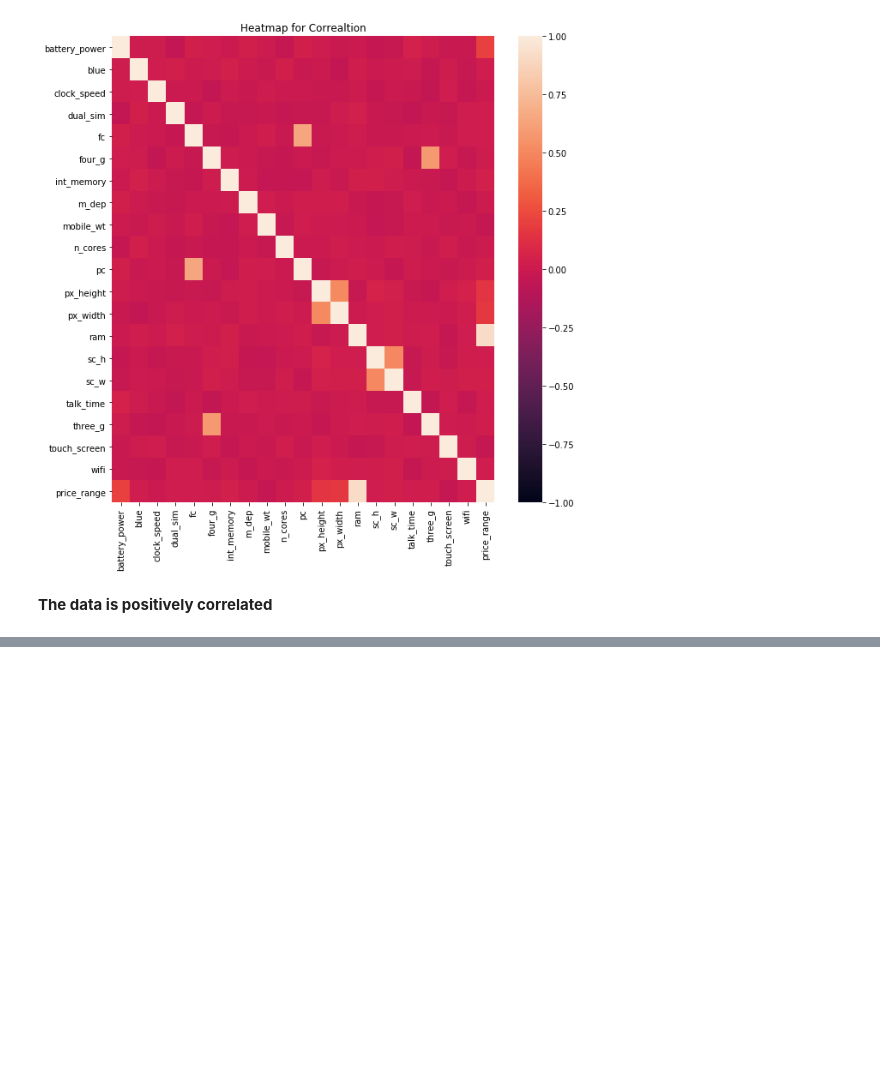
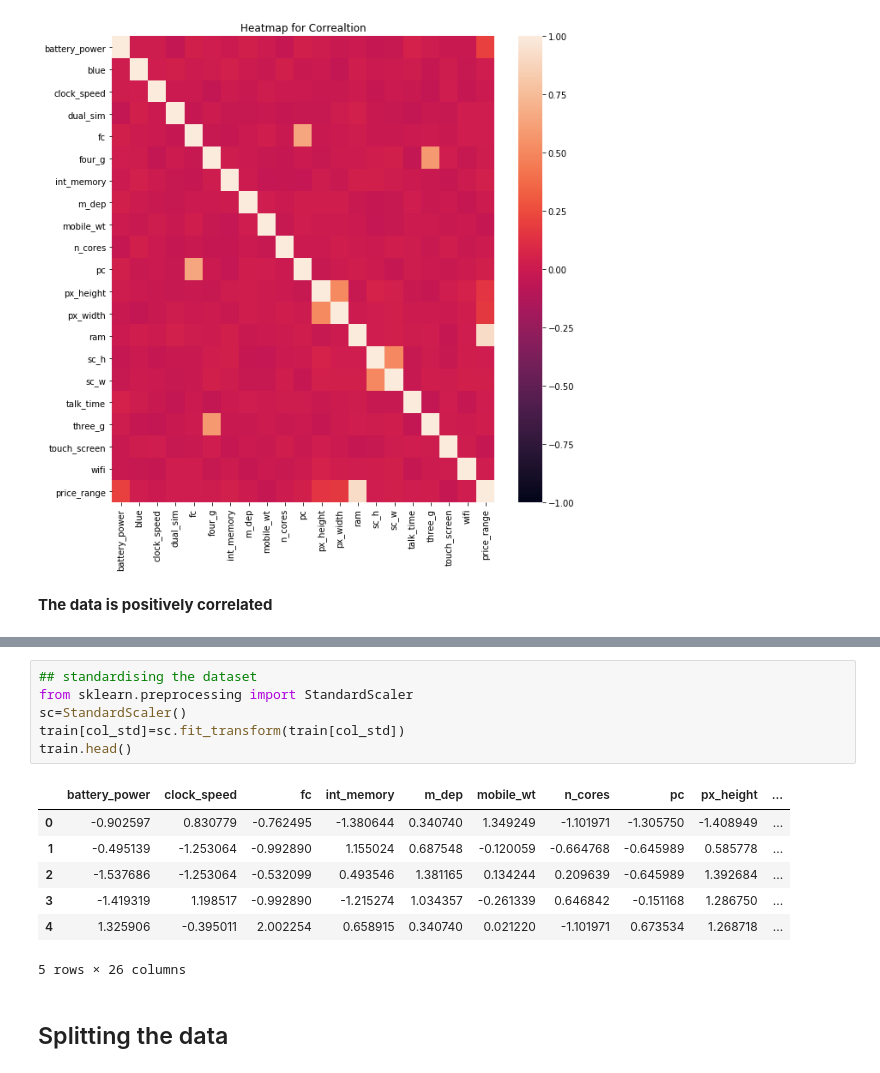
Before and after one commit to Ankit152/Mobile-Price-Prediction, a Jupyter notebook: mobilePrediction.ipynb, the cells around one changed output, grey strips where cells are left out. Saved outputs shown, nothing was run; the diff lists cells and outputs as text; blank space fills up the shorter version.

```diff
--- a/mobilePrediction.ipynb
+++ b/mobilePrediction.ipynb
@@ -186,0 +165,16 @@ plt.show()
+# %%
+## standardising the dataset
+from sklearn.preprocessing import StandardScaler
+sc=StandardScaler()
+train[col_std]=sc.fit_transform(train[col_std])
+train.head()
+# %% [output]
+|  | battery_power | clock_speed | fc | int_memory | m_dep | mobile_wt | n_cores | pc | px_height | ... |
+| 0 | -0.902597 | 0.830779 | -0.762495 | -1.380644 | 0.340740 | 1.349249 | -1.101971 | -1.305750 | -1.408949 | ... |
+| 1 | -0.495139 | -1.253064 | -0.992890 | 1.155024 | 0.687548 | -0.120059 | -0.664768 | -0.645989 | 0.585778 | ... |
+| 2 | -1.537686 | -1.253064 | -0.532099 | 0.493546 | 1.381165 | 0.134244 | 0.209639 | -0.645989 | 1.392684 | ... |
+| 3 | -1.419319 | 1.198517 | -0.992890 | -1.215274 | 1.034357 | -0.261339 | 0.646842 | -0.151168 | 1.286750 | ... |
+| 4 | 1.325906 | -0.395011 | 2.002254 | 0.658915 | 0.340740 | 0.021220 | -1.101971 | 0.673534 | 1.268718 | ... |
+5 rows × 26 columns
+# %% [markdown]
+## Splitting the data
```
Also changed, not shown: parts of 18 cells of this notebook.
